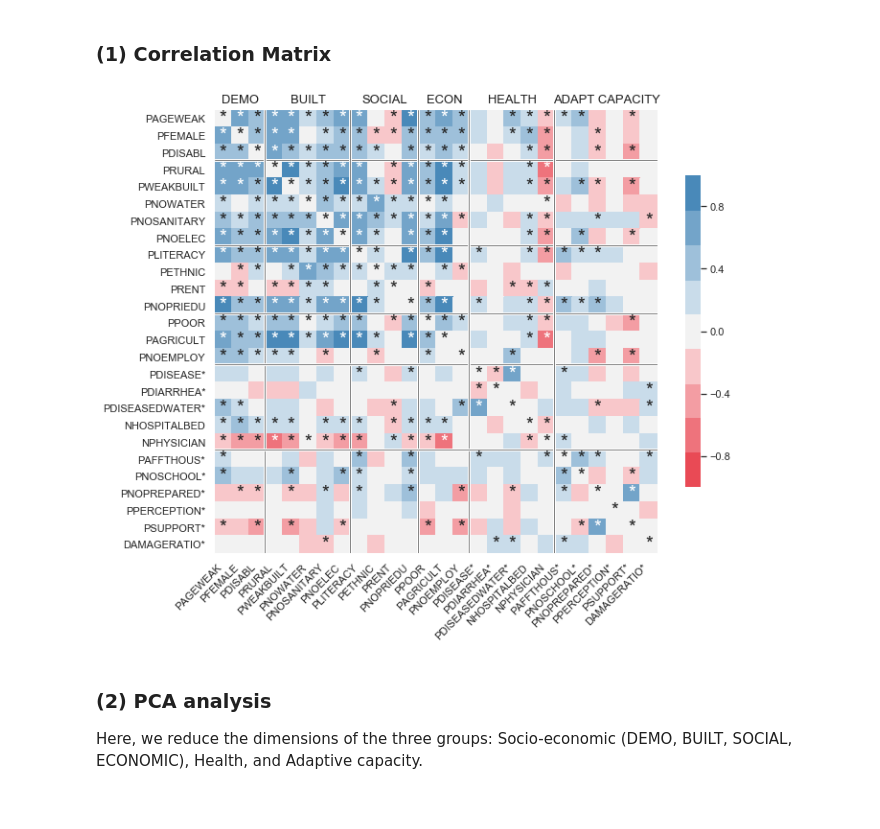
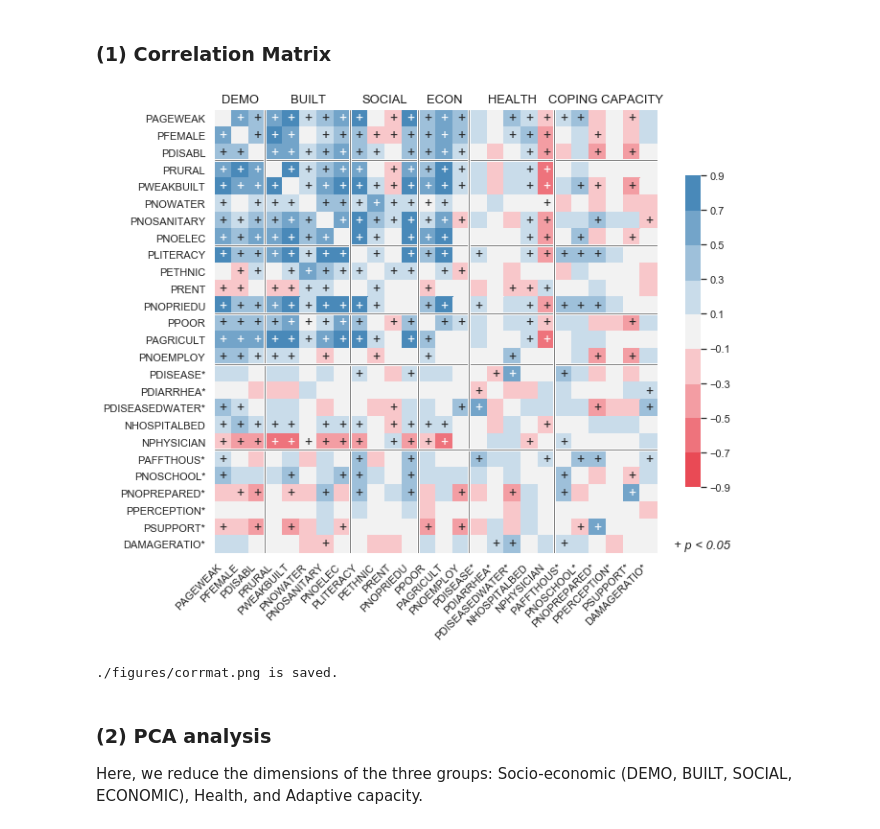
Before and after one commit to gnodnooh/VulnRiskImpact-BGD, a Jupyter notebook: FVI_Assessment1.ipynb, the cells around one changed output. Cells and saved outputs as stored; diff of their text form; code cells hidden in the pictures.

```diff
--- a/FVI_Assessment1.ipynb
+++ b/FVI_Assessment1.ipynb
@@ -52,7 +52,7 @@ data_table_temp = data_table.copy()
 data_table_temp['Domain'] = data_table_temp['Domain'].replace({'Demographic':'DEMO',
                                                                'Health':'HEALTH',
                                                                'Social':'SOCIAL',
-                                                               'Adaptive Capacity':'ADAPT CAPACITY',
+                                                               'Adaptive Capacity':'COPING CAPACITY',
                                                                'Economic':'ECON',
                                                                'Built':'BUILT'})
 data = data[data_table['Name']]
@@ -63,7 +63,7 @@ data_table['Domain'] = data_table['Domain'].replace({'Demographic':'SOCIO-ECONOM
                                                      'Social':'SOCIO-ECONOMIC',
                                                      'Economic':'SOCIO-ECONOMIC',
                                                      'Health':'HEALTH',
-                                                     'Adaptive Capacity':'ADAPT CAPACITY'})
+                                                     'Adaptive Capacity':'COPING CAPACITY'})
 domains = data_table['Domain'].unique()
 ndm = len(domains)
 nvar = np.array([(data_table['Domain'] == dm).sum() for dm in domains])
@@ -79,10 +79,10 @@ pvalmat_dist = data_dist[data_dist.columns].corr(method=lambda x, y: pearsonr(x,
 # P-value symbols
 pvalsym = pd.DataFrame(index=corrmat.index, data=np.full(corrmat.shape, ''),
                        columns=corrmat.columns)
-pvalsym[pvalmat <= 0.05] = '*'
+pvalsym[pvalmat <= 0.05] = '+'
 pvalsym_dist = pd.DataFrame(index=corrmat_dist.index, data=np.full(corrmat_dist.shape, ''),
                             columns=corrmat_dist.columns)
-pvalsym_dist[pvalmat_dist <= 0.05] = '*'
+pvalsym_dist[pvalmat_dist <= 0.05] = '+'
 # - Replace Upazila correaltions to District correlation for district-level variables
 index = data_table[data_table['Scale'] == 'District'].index
 corrmat.iloc[index,:] = corrmat_dist.iloc[index,:]
@@ -90,10 +90,7 @@ corrmat.iloc[:,index] = corrmat_dist.iloc[:,index]
 corrmat[np.eye(len(corrmat)).astype('bool')] = 0
 pvalsym.iloc[index,:] = pvalsym_dist.iloc[index,:]
 pvalsym.iloc[:,index] = pvalsym_dist.iloc[:,index]
-
 pvalsym[np.eye(len(pvalsym)).astype('bool')] = ''
-
-
 # - Replace name_dot
 corrmat.columns = name_dot; corrmat.index = name_dot
 corrmat.index.name = ''
@@ -103,38 +100,40 @@ corrmat.columns.name = ''
 sns.set(style="white", font_scale=1)
 cmap=sns.diverging_palette(10, 240, l=55, n=9)
 fig, ax = plt.subplots(figsize=(10,10))
-ax = sns.heatmap(corrmat, ax=ax, vmin=-1, vmax=1, center=0,
-                 annot=pvalsym, fmt='', annot_kws={"size": 20, "va":'center'},
+ax = sns.heatmap(corrmat, ax=ax, vmin=-0.9, vmax=0.9, center=0,
+                 annot=pvalsym, fmt='', annot_kws={"size": 14, 'ha':'center',"va":'center'},
                  cmap=cmap, square=True,
-                 cbar_kws={'orientation': 'vertical', 'shrink':.5})
+                 cbar_kws={'orientation': 'vertical', 'shrink':.5, 'ticks':np.arange(-0.9,1,0.2)})   # [-0.8,-0.6,-0.4,-0.2,0,0.2,0.4,0.6,0.8]})
 
 # Domains
 sources = data_table_temp['Domain'].tolist()
 for i, source in enumerate(sources):
     if i and source != sources[i - 1]:
         # Domain lines
         ax.axhline(i-0.05, c="w", lw=3)
         ax.axhline(i-0.05, c="grey", lw=1)
         ax.axvline(i-0.05, c="w", lw=3)
         ax.axvline(i-0.05, c="grey", lw=1)
     if source != sources[i - 1]:
         # Domain names
         lx = np.arange(len(corrmat))[np.isin(sources, source)]
         ax.annotate(source, [np.median(lx)+0.5, -0.4],
                     xycoords='data', annotation_clip=False,
                     color='k', ha='center', fontfamily='sans-serif', fontsize=13)
 
+ax.annotate('+ p < 0.05', [1.1,0.01], xycoords= 'axes fraction',ha='center', fontfamily='sans-serif', fontsize=13, style='italic')
 ax.set_xticklabels(ax.get_xticklabels(),rotation=45,horizontalalignment='right');
 plt.tight_layout()
 plt.show()
 
 # Save a figure
-if False:
+if True:
     fn_save = './figures/corrmat.png'
     fig.savefig(fn_save, bbox_inches='tight')
     print('%s is saved.' % fn_save)
 # %% [output]
-[figure, old version]
+[figure, new version]
+./figures/corrmat.png is saved.
 # %% [markdown]
 ### (2) PCA analysis
 Here, we reduce the dimensions of the three groups: Socio-economic (DEMO, BUILT, SOCIAL, ECONOMIC), Health, and Adaptive capacity.
```
Also changed, not shown: 1 other file.
